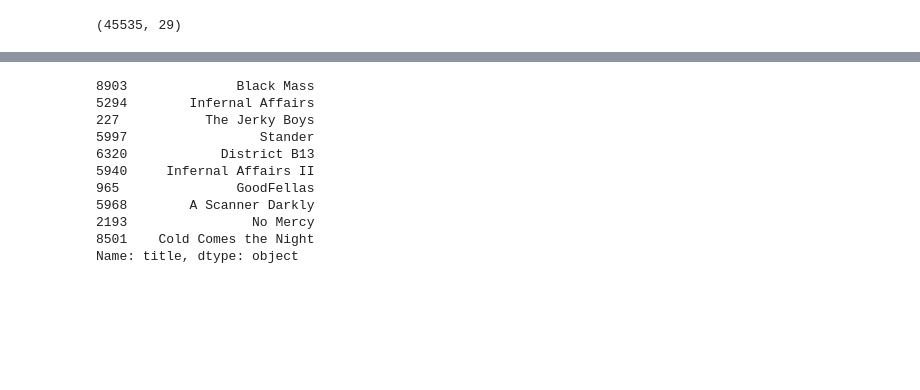
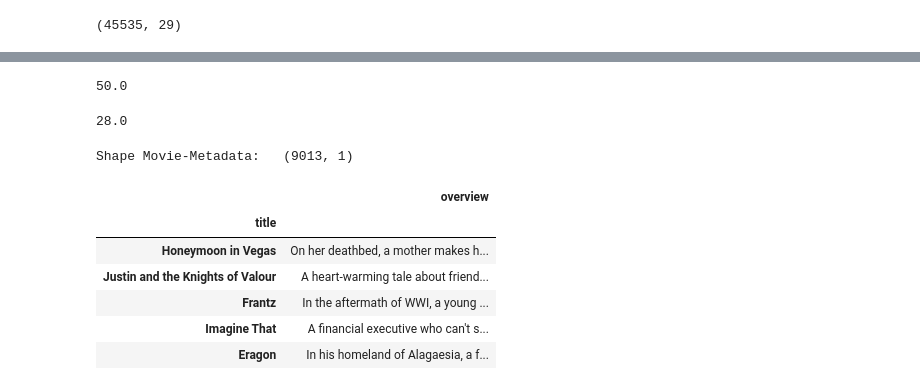
Before and after one commit to sanjay033/Movie-Recommendation, a Jupyter notebook: Movie Recommendation Engine.ipynb, the cells around one changed output, grey strips where cells are left out. Saved outputs shown, nothing was run; the diff lists cells and outputs as text; code cells hidden in the pictures; blank space fills up the shorter version.

```diff
--- a/Movie Recommendation Engine.ipynb
+++ b/Movie Recommendation Engine.ipynb
@@ -355,14 +310,28 @@ def get_recommendations(title):
-# %%
-get_recommendations('The Departed').head(10)
-# %% [output]
-8903              Black Mass
-5294        Infernal Affairs
-227           The Jerky Boys
-5997                 Stander
-6320            District B13
-5940     Infernal Affairs II
-965               GoodFellas
-5968        A Scanner Darkly
-2193                No Mercy
-8501    Cold Comes the Night
-Name: title, dtype: object
+# %%
+vote_counts = df[df['vote_count'].notnull()]['vote_count'].astype('int')
+vote_averages = df[df['vote_average'].notnull()]['vote_average'].astype('int')
+m = vote_counts.quantile(0.80)
+m
+# %% [output]
+50.0
+# %%
+c = ratings['movieId'].value_counts().quantile(0.90)
+c
+# %% [output]
+28.0
+# %%
+# Remove the long tail of rarly rated moves
+movie_metadata = df[['title', 'overview', 'vote_count']].set_index('title').dropna()
+movie_metadata = movie_metadata[movie_metadata['vote_count']>m].drop('vote_count', axis=1)
+
+print('Shape Movie-Metadata:\t{}'.format(movie_metadata.shape))
+movie_metadata.sample(5)
+# %% [output]
+Shape Movie-Metadata:   (9013, 1)
+|  | overview |
+| title |  |
+| Honeymoon in Vegas | On her deathbed, a mother makes h... |
+| Justin and the Knights of Valour | A heart-warming tale about friend... |
+| Frantz | In the aftermath of WWI, a young ... |
+| Imagine That | A financial executive who can't s... |
+| Eragon | In his homeland of Alagaesia, a f... |
```
Also changed, not shown: parts of 33 cells of this notebook.
